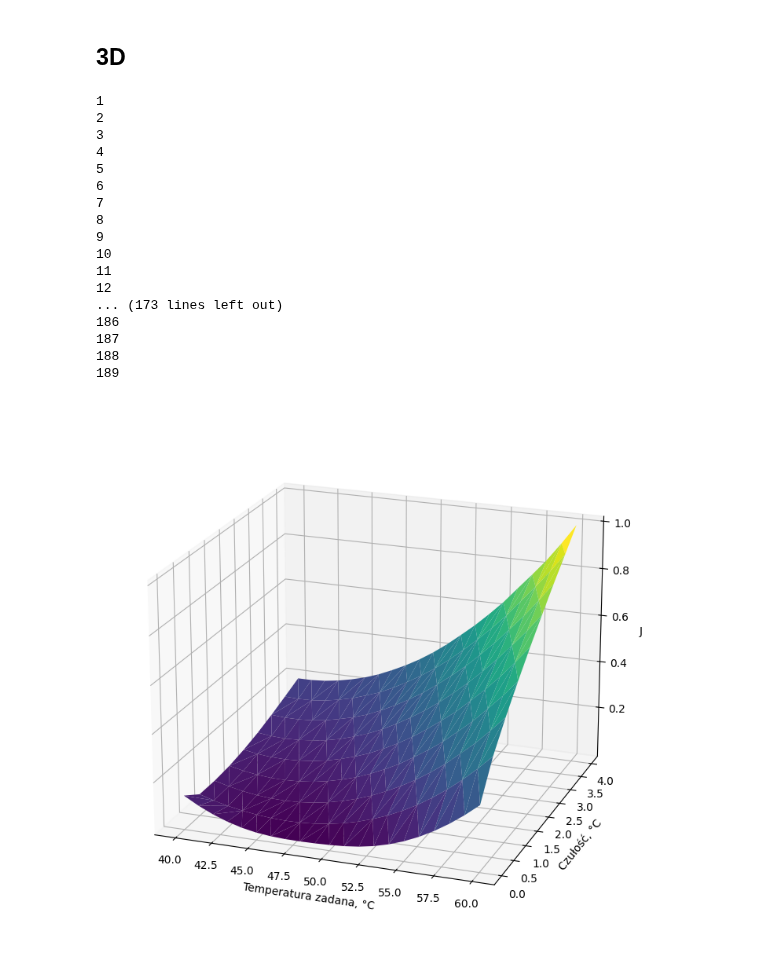
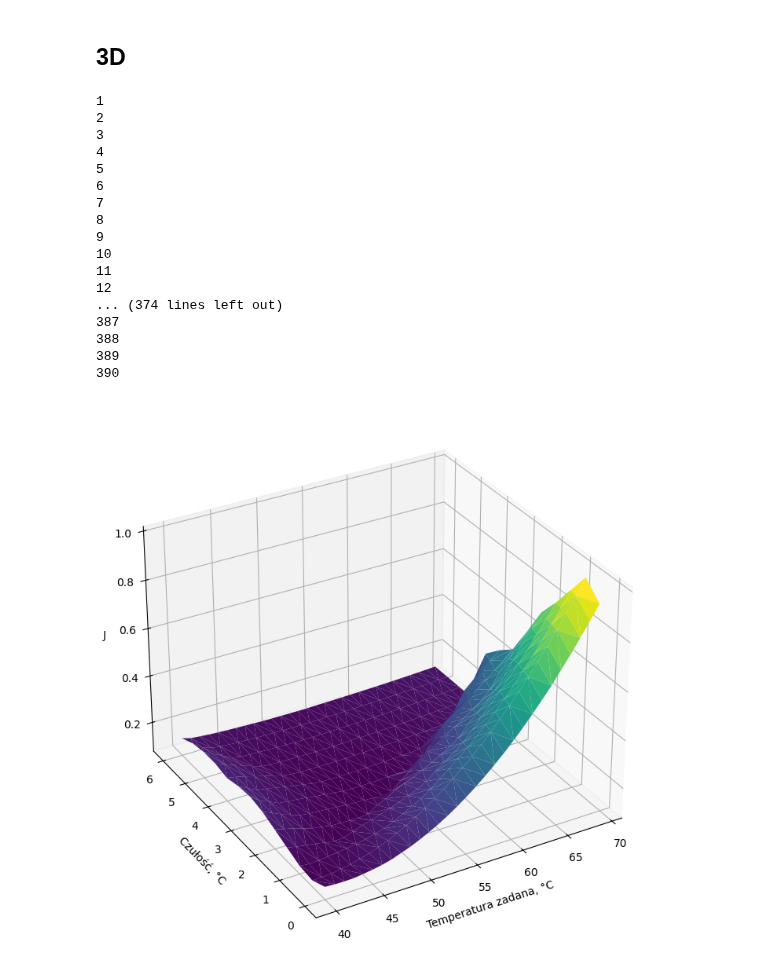
Before and after one commit to KulsonKula/Analiza-i-modelowanie-procesow-zwiazanych-z-systemem-centralnego-ogrzewania, a Jupyter notebook: Kod/Symulacja.IPYNB, the cells around one changed output. Drawn from its saved outputs; the diff is of its cells as text; code cells hidden in the pictures.

```diff
--- a/Kod/Symulacja.IPYNB
+++ b/Kod/Symulacja.IPYNB
@@ -33,5 +33,5 @@ plt.xlim(0, 24)
 
 F_in=model_result
 
-F_in=F_in/1.2/próbkowanie
+F_in=F_in/próbkowanie
 # %% [output]
@@ -138,7 +143,7 @@ G
 # %%
-# sign = (np.sign(Two_3 - T_set - delta_t) + np.sign(Two_3 - T_set + delta_t)) / 2
-# temp_diff = (Two_3 - T_set) ** 2
-# J = np.trapz(temp_diff * np.abs(sign))
-
-J=np.trapz((Two_3 - T_set-delta_t) ** 2 * np.sign(Two_3 - T_set - delta_t) + (Two_3 + T_set-delta_t) ** 2 * np.sign(Two_3 - T_set + delta_t))
+sign = (np.sign(Two_3 - T_set - delta_t) + np.sign(Two_3 - T_set + delta_t)) / 2
+temp_diff = (Two_3 - T_set) ** 2
+J = np.trapz(temp_diff * np.abs(sign))
+J
+# J=np.trapz((Two_3 - T_set-delta_t) ** 2 * np.sign(Two_3 - T_set - delta_t) + (Two_3 + T_set-delta_t) ** 2 * np.sign(Two_3 - T_set + delta_t))
 # %% [output]
@@ -214,8 +219,8 @@ plt.legend()
 # %% [markdown]
 ## 3D
 # %%
-T_set_wybrane = np.arange(T_set-10, T_set+11) # od 40 do 60
-delta_wybrane = np.arange(delta_t-2, delta_t+2.5,0.5)   # od 2 do 6
+T_set_wybrane = np.arange(40, 70)
+delta_wybrane = np.arange(0, 6.5,0.5)
 G_all=np.array([])
 J_all=np.array([])
 t_set_plot=np.array([])
@@ -225,10 +230,10 @@ safety=0;
 for delta_set in delta_wybrane:
     for t_set in T_set_wybrane:
         Two_1 = np.array([TWO_1_SET])
-        Two_2 = np.array([TWO_2_SET])
+        Two_2 = np.array([t_set])
         Two_3 = np.array([TWO_3_SET])
-        Tzi = np.array([TZI_SET])
-        piec_ster = np.array([1])
+        Tzi = np.array([t_set])
+        piec_ster = np.array([0.5])
 
         for i in range(0, len(flow_time_plot)-1):
             Two_1=np.append(Two_1,Two_1[i]+
@@ -256,27 +261,30 @@ for delta_set in delta_wybrane:
                           -P_OUT * (Tzi[i] - TEMP_OUT)                        # piec - OT
                           )
 
-            if(piec_ster[i] == 1 and Two_2[i] > (t_set + delta_set)):
+            if(Two_2[i] >= (t_set + delta_set)):
                 piec_ster=np.append(piec_ster,0)
-            elif (piec_ster[i] == 0 and Two_2[i] < (t_set - delta_set)):
+            elif (Two_2[i] <= (t_set - delta_set)):
                 piec_ster=np.append(piec_ster,1)
             else:
-                piec_ster=np.append(piec_ster,piec_ster[i])
+                piec_ster=np.append(piec_ster,-0.5/delta_set*(Two_2[i] - t_set )+0.5)
 
         G=np.trapz(piec_ster*P_piec*MOC_PIECA)
         G_all=np.append(G_all,G)
 
-        # sign = (np.sign(Two_3 - t_set - delta_set) + np.sign(Two_3 - t_set + delta_set)) / 2
-        # temp_diff = (Two_3 - t_set) ** 2
-        # J = np.trapz(temp_diff * np.abs(sign))
-        J=np.trapz( ( (Two_3 - T_set - delta_t) ** 2 * ( (Two_3 > T_set + delta_t).astype(int) ))+
-            ( (T_set - Two_3 - delta_t) ** 2 * ( (Two_3 < T_set - delta_t).astype(int) )))
+        sign = (np.sign(Two_3 - t_set - delta_set) + np.sign(Two_3 - t_set + delta_set)) / 2
+        temp_diff = (Two_3 - t_set) ** 2
+        J = np.trapz(temp_diff * np.abs(sign))
         J_all=np.append(J_all,J)
 
         t_set_plot=np.append(t_set_plot,t_set)
         delta_set_plot=np.append(delta_set_plot,delta_set)
         safety=safety+1
         print(safety)
+
+np.savetxt('wskaźniki/J_all.txt', J_all, fmt='%0.2f', delimiter='\t')
+np.savetxt('wskaźniki/G_all.txt', G_all, fmt='%0.2f', delimiter='\t')
+np.savetxt('wskaźniki/t_set_plot.txt', t_set_plot, fmt='%0.2f', delimiter='\t')
+np.savetxt('wskaźniki/delta_set_plot.txt', delta_set_plot, fmt='%0.2f', delimiter='\t')
 # %% [output]
 1
 2
@@ -290,36 +298,36 @@ for delta_set in delta_wybrane:
 10
 11
 12
-... (173 lines left out)
-186
-187
-188
-189
+... (374 lines left out)
+387
+388
+389
+390
 # %%
 T_set, Delta_set = np.meshgrid(t_set_plot, delta_set_plot)
 
 fig = plt.figure(figsize=(9, 9))
 ax = fig.add_subplot(111, projection='3d')
 
 J_all=J_all/J_all.max()
 ax.plot_trisurf(t_set_plot, delta_set_plot, J_all, cmap='viridis')
 
 
 ax.set_xlabel('Temperatura zadana, \u00b0C')
 ax.set_ylabel('Czułość, \u00b0C')
 ax.set_zlabel('J')
 
 # ax.w_xaxis.set_rotate_label(False)
 # ax.w_yaxis.set_rotate_label(False)
 # ax.w_zaxis.set_rotate_label(False)
 
 # fig.colorbar(surf, ax=ax, shrink=0.5, aspect=10,location='left')
 
-ax.view_init(elev=20, azim=290)
+ax.view_init(elev=30, azim=240)
 
 plt.show()
 # %% [output]
-[figure, old version]
+[figure, new version]
 # %%
 T_set, Delta_set = np.meshgrid(t_set_plot, delta_set_plot)
 
```
Also changed, not shown: parts of 11 cells of this notebook, 11 other files.
